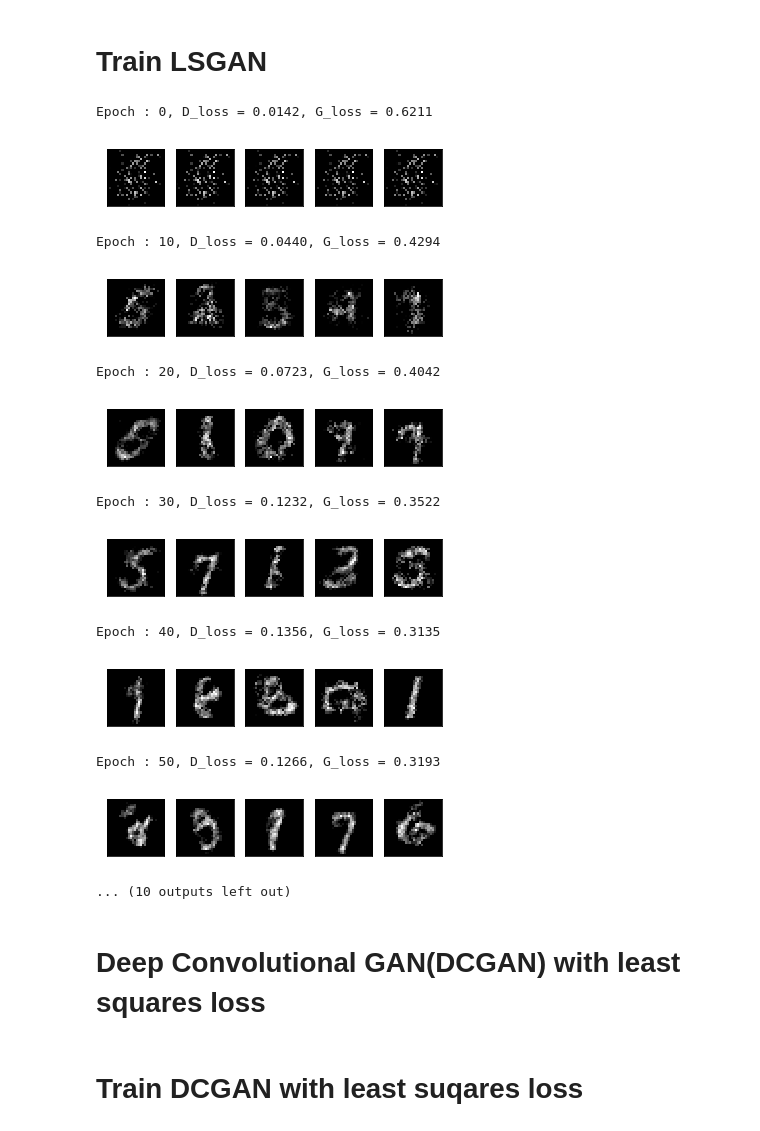
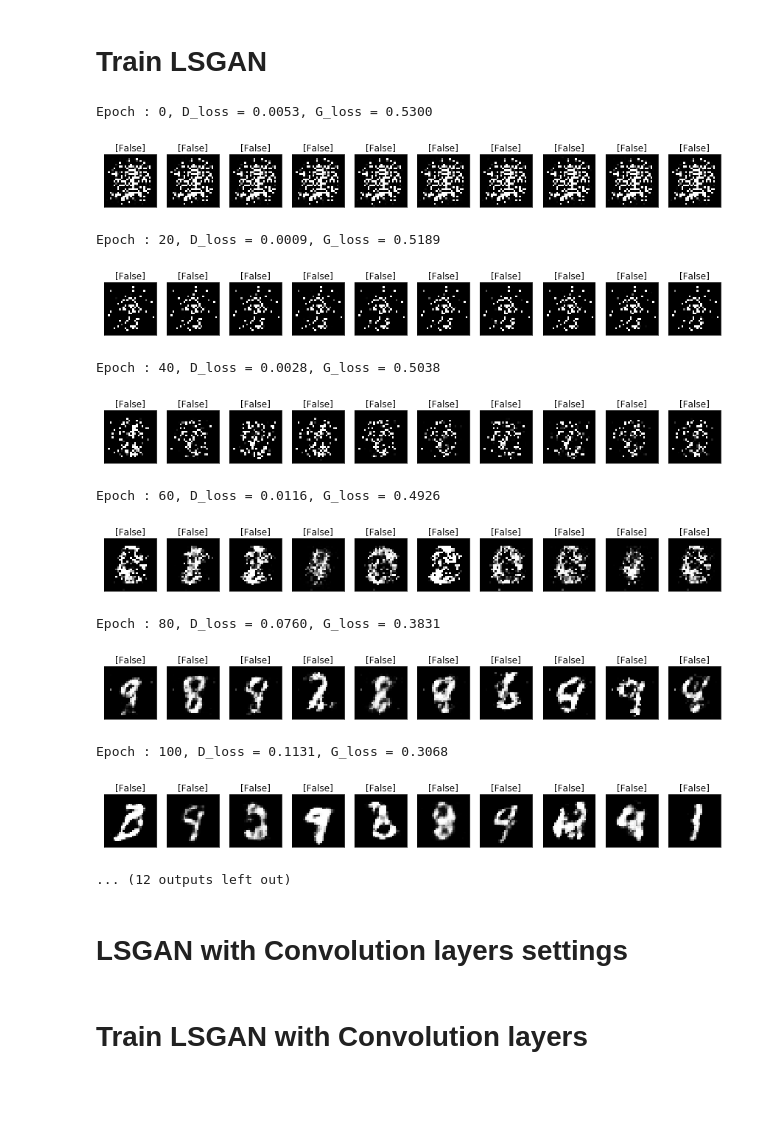
Before and after one commit to IzPerfect/GAN-Tensorflow, a Jupyter notebook: LSGAN.ipynb, the cells around one changed output. Cells and saved outputs as stored; diff of their text form; code cells hidden in the pictures; blank space fills up the shorter version.

Commit message:
Update LSGAN

```diff
--- a/LSGAN.ipynb
+++ b/LSGAN.ipynb
@@ -165,9 +170,9 @@ X = tf.placeholder(tf.float32, [None, 784])
 Z = tf.placeholder(tf.float32, [None, noise_size])
 is_training = tf.placeholder(tf.bool)
 
-G = generator(Z, 128, 128)
-D_real = discriminator(X, 128, 128)
-D_fake = discriminator(G, 128, 128, reuse = True)
+G = generator(Z, 784)
+D_real = discriminator(X, 784)
+D_fake = discriminator(G, 784, reuse = True)
 
 loss_D, loss_G = loss_gan(D_real, D_fake)
 
@@ -189,10 +194,11 @@ update_g = g_optimizer.apply_gradients(g_grad)
 with get_session() as sess:
     init = tf.global_variables_initializer()
     sess.run(init)
-
+    total_loss = []
     for step in range(epoch):
         loss_val_D, loss_val_G = 0,0
         total_batch = int(mnist.train.num_examples/batch_size)
+
 
         for i in range(total_batch):
             batch_xs, batch_ys = mnist.train.next_batch(batch_size)
@@ -204,8 +210,17 @@ with get_session() as sess:
             _, loss_val_G = sess.run([update_g, loss_G], feed_dict = {Z:noise_z})
 
 
-        if step%10==0:
+        total_loss.append([loss_val_D, loss_val_G])
+        if step%20==0:
             print('Epoch : {}, D_loss = {:.4f}, G_loss = {:.4f}'.format(step, loss_val_D, loss_val_G))
-            z = make_noise(5, noise_size)
-            display(sess, G, z)
+
+            g_size = 10
+            z = make_noise(g_size, noise_size)
+            display(sess, G, D_real, z, fig_num = g_size)
+
+    g_size = 10
+    z = make_noise(g_size, noise_size)
+    display(sess, G, D_real, z, fig_num = g_size)
+
+    show_loss(total_loss)
 # %% [output]
@@ -233,7 +248,7 @@ g_vars = tf.get_collection(tf.GraphKeys.TRAINABLE_VARIABLES, scope = 'Generator'
 d_vars = tf.get_collection(tf.GraphKeys.TRAINABLE_VARIABLES, scope = 'Discriminator')
 
 
-d_optimizer = tf.train.AdamOptimizer(learning_rate = learning_rate/2)
+d_optimizer = tf.train.AdamOptimizer(learning_rate = learning_rate/4)
 g_optimizer = tf.train.AdamOptimizer(learning_rate = learning_rate)
 
 d_grad = d_optimizer.compute_gradients(loss_D, d_vars)
@@ -246,42 +261,51 @@ update_g = g_optimizer.apply_gradients(g_grad)
 # %%
 with get_session() as sess:
     init = tf.global_variables_initializer()
     sess.run(init)
-
+    total_loss = []
     for step in range(epoch):
         loss_val_D, loss_val_G = 0,0
         total_batch = int(mnist.train.num_examples/batch_size)
+
+
 
         for i in range(total_batch):
             batch_xs, batch_ys = mnist.train.next_batch(batch_size)
             noise_z = make_noise(batch_size, noise_size)
 
 
             _, loss_val_D = sess.run([update_d, loss_D], feed_dict = {X:batch_xs
                                                                        , Z:noise_z})
             _, loss_val_G = sess.run([update_g, loss_G], feed_dict = {Z:noise_z})
 
+        total_loss.append([loss_val_D, loss_val_G])
 
-        if step%10==0:
+        if step%20==0:
             print('Epoch : {}, D_loss = {:.4f}, G_loss = {:.4f}'.format(step, loss_val_D, loss_val_G))
-            z = make_noise(5, noise_size)
-            display(sess, G, z)
+            g_size = 10
+            z = make_noise(g_size, noise_size)
+            display(sess, G, D_real, z, fig_num = g_size)
+
+    g_size = 10
+    z = make_noise(g_size, noise_size)
+    display(sess, G, D_real, z, fig_num = g_size)
+    show_loss(total_loss)
 # %% [output]
-Epoch : 0, D_loss = 0.0142, G_loss = 0.6211
+Epoch : 0, D_loss = 0.0053, G_loss = 0.5300
-[figure, old version]
+[figure, new version]
-Epoch : 10, D_loss = 0.0440, G_loss = 0.4294
+Epoch : 20, D_loss = 0.0009, G_loss = 0.5189
-[figure, old version]
+[figure, new version]
-Epoch : 20, D_loss = 0.0723, G_loss = 0.4042
+Epoch : 40, D_loss = 0.0028, G_loss = 0.5038
-[figure, old version]
+[figure, new version]
-Epoch : 30, D_loss = 0.1232, G_loss = 0.3522
+Epoch : 60, D_loss = 0.0116, G_loss = 0.4926
-[figure, old version]
+[figure, new version]
-Epoch : 40, D_loss = 0.1356, G_loss = 0.3135
+Epoch : 80, D_loss = 0.0760, G_loss = 0.3831
-[figure, old version]
+[figure, new version]
-Epoch : 50, D_loss = 0.1266, G_loss = 0.3193
+Epoch : 100, D_loss = 0.1131, G_loss = 0.3068
-[figure, old version]
+[figure, new version]
-... (10 outputs left out)
+... (12 outputs left out)
-# %% [markdown]
-# Deep Convolutional GAN(DCGAN) with least squares loss
+# %% [markdown]
+# LSGAN with Convolution layers settings
 # %%
 G = generator_conv(Z, 64, 1, [3,3])
 D_real = discriminator_conv(X, 32, 64, [5,5])
@@ -302,7 +326,7 @@ g_grad = g_optimizer.compute_gradients(loss_G, g_vars)
 update_d = d_optimizer.apply_gradients(d_grad)
 update_g = g_optimizer.apply_gradients(g_grad)
 # %% [markdown]
-# Train DCGAN with least suqares loss
+# Train LSGAN with Convolution layers
 # %%
 with get_session() as sess:
     init = tf.global_variables_initializer()
```
Also changed, not shown: parts of 5 cells of this notebook.
